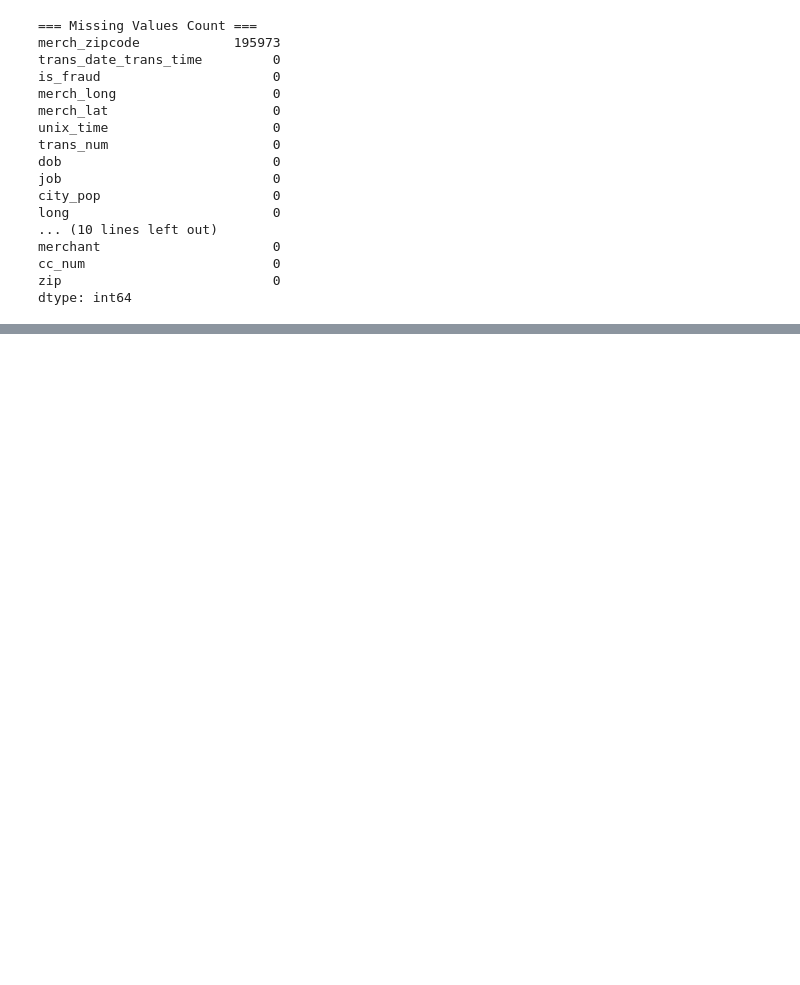
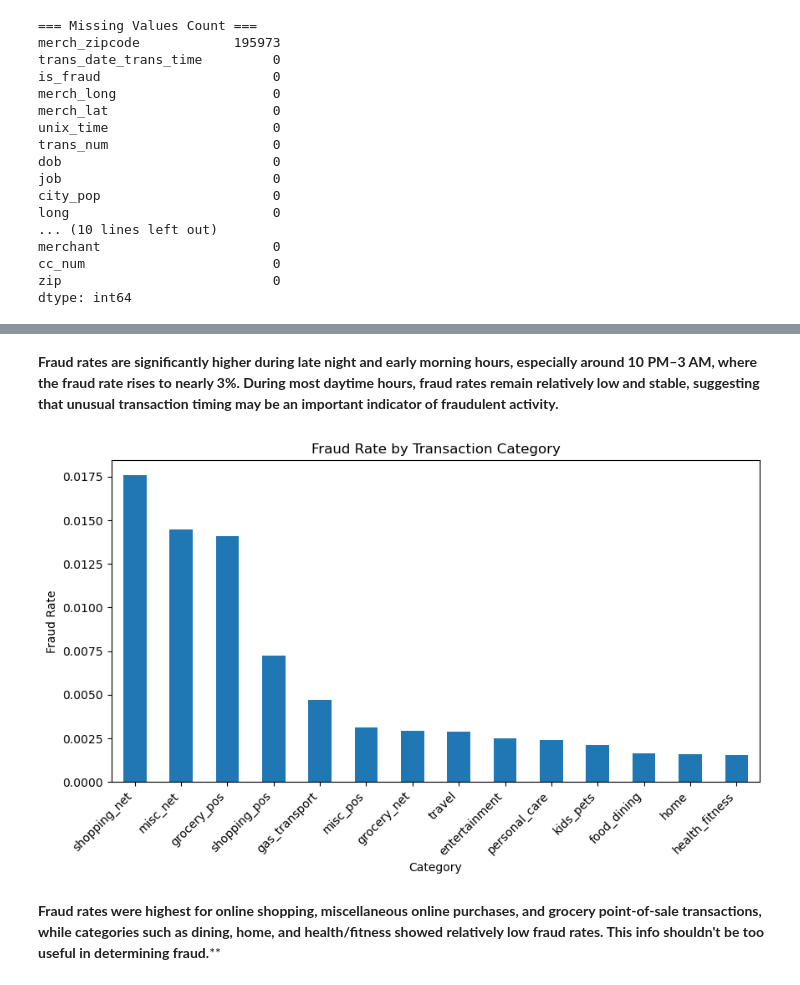
Before and after one commit to Makari0us/Data-231-card-fraud-detection, a Jupyter notebook: main.ipynb, the cells around one changed output, grey strips where cells are left out. Drawn from its saved outputs; the diff is of its cells as text; code cells hidden in the pictures; blank space fills up the shorter version.

```diff
--- a/main.ipynb
+++ b/main.ipynb
@@ -91,0 +226,16 @@ df[numeric_cols] = scaler.fit_transform(df[numeric_cols])
+# %% [markdown]
+**Fraud rates are significantly higher during late night and early morning hours, especially around 10 PM–3 AM, where the fraud rate rises to nearly 3%. During most daytime hours, fraud rates remain relatively low and stable, suggesting that unusual transaction timing may be an important indicator of fraudulent activity.**
+# %%
+category_fraud = df.groupby("categories")["is_fraud"].mean().sort_values(ascending=False)
+
+plt.figure(figsize=(10, 5))
+category_fraud.plot(kind="bar")
+plt.title("Fraud Rate by Transaction Category")
+plt.xlabel("Category")
+plt.ylabel("Fraud Rate")
+plt.xticks(rotation=45, ha="right")
+plt.show()
+# %% [output]
+[figure, added]
+# %% [markdown]
+**Fraud rates were highest for online shopping, miscellaneous online purchases, and grocery point-of-sale transactions, while categories such as dining, home, and health/fitness showed relatively low fraud rates. This info shouldn't be too useful in determining fraud.****
```
Also changed, not shown: parts of 24 cells of this notebook.
